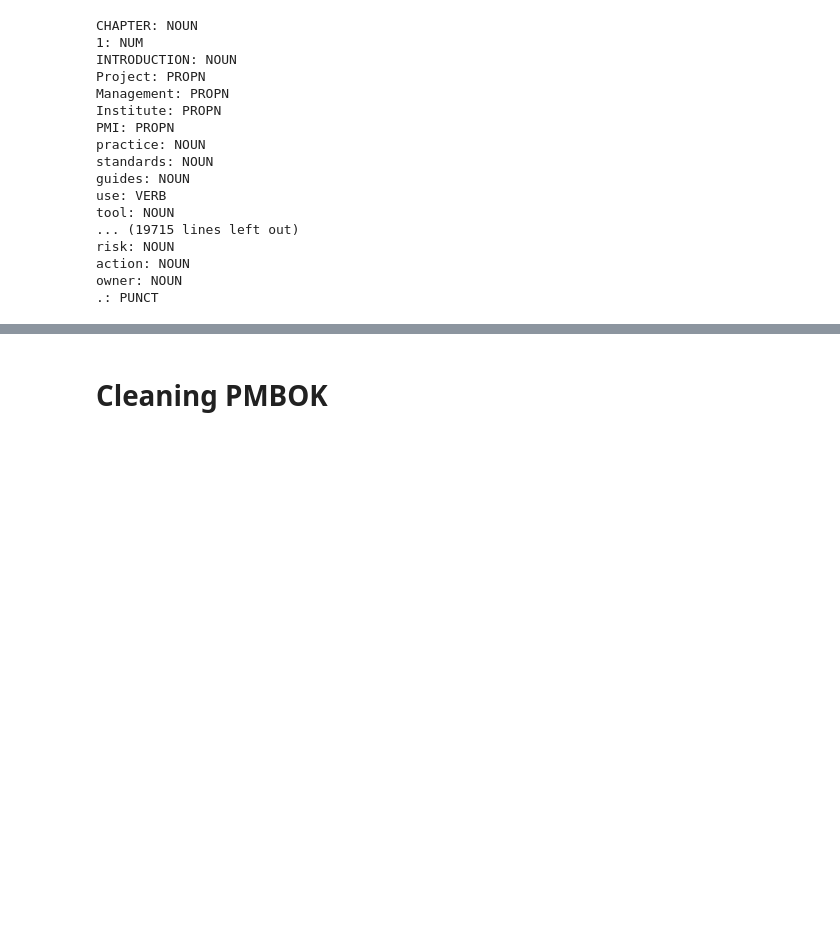
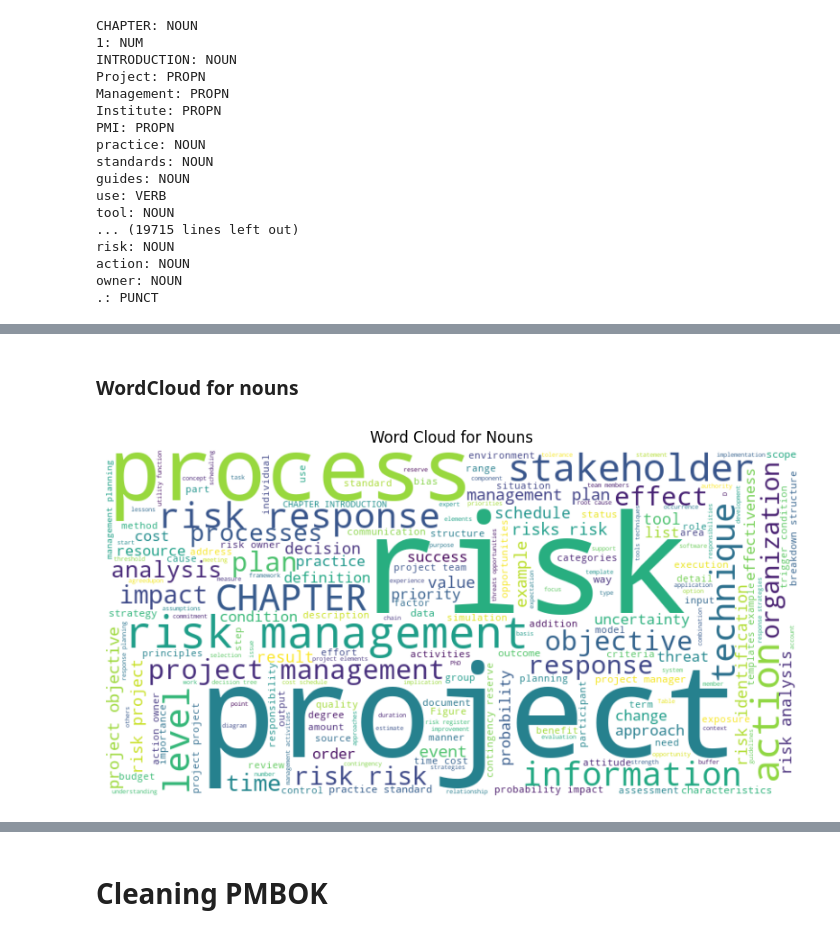
Before and after one commit to oussamaJMAA/PRM-Conceptual-Graphs-Recommendations, a Jupyter notebook: src/Data Preparation.ipynb, the cells around one changed output, grey strips where cells are left out. Cells and saved outputs as stored; diff of their text form; code cells hidden in the pictures; blank space fills up the shorter version.

```diff
--- a/src/Data Preparation.ipynb
+++ b/src/Data Preparation.ipynb
@@ -108,0 +129,18 @@ owner: NOUN
+# %% [markdown]
+### WordCloud for nouns
+# %%
+from wordcloud import WordCloud
+
+# Filter tokens to include only nouns
+nouns = [token.text for token in doc if token.pos_ == "NOUN"]
+
+# Create a word cloud for nouns
+wordcloud = WordCloud(width=800, height=400, background_color="white").generate(" ".join(nouns))
+
+plt.figure(figsize=(10, 5))
+plt.imshow(wordcloud, interpolation="bilinear")
+plt.axis("off")
+plt.title("Word Cloud for Nouns")
+plt.show()
+# %% [output]
+[figure, added]
```
Also changed, not shown: parts of 6 cells of this notebook.
